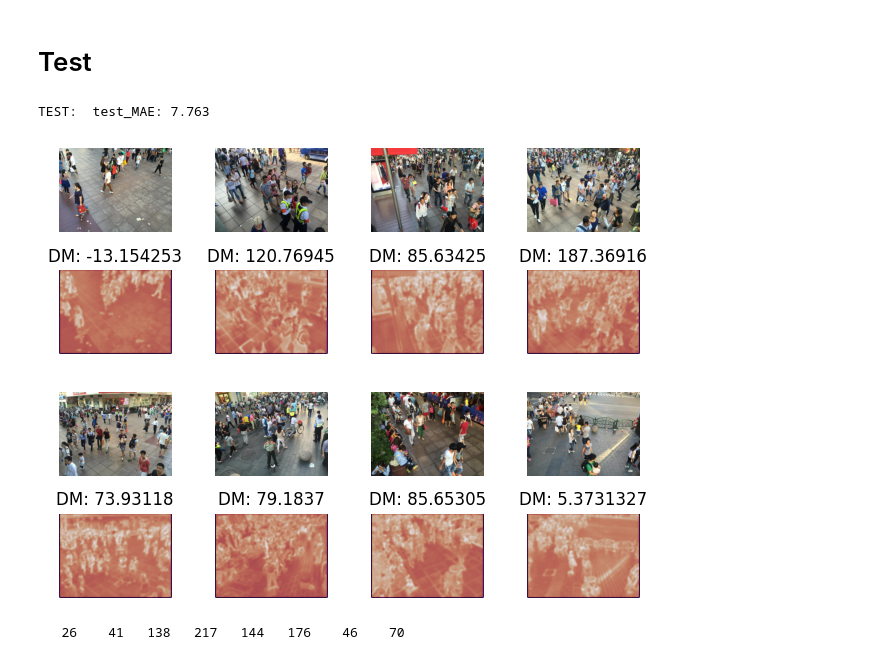
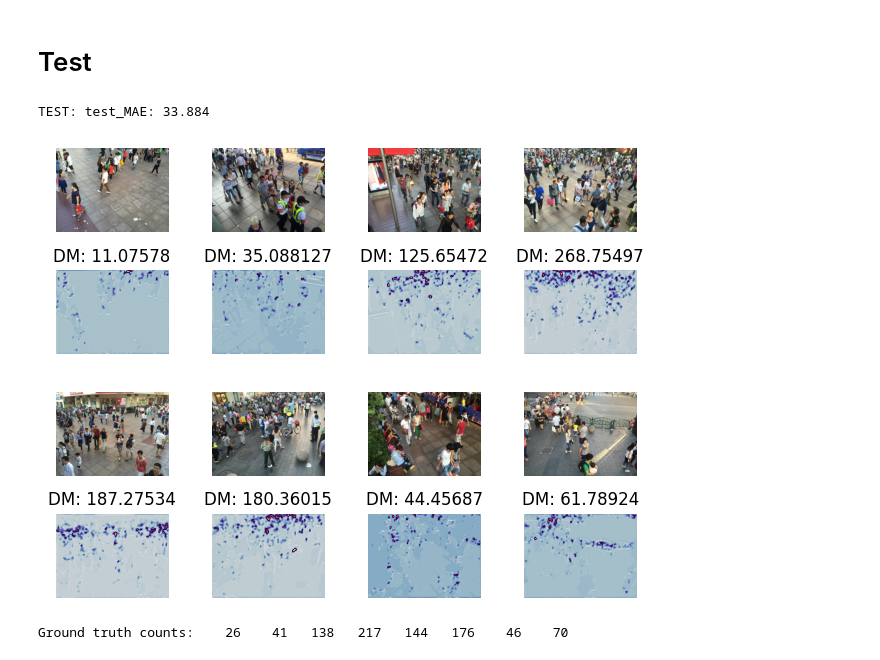
Before and after one commit to dihnhuunam/Crowd-Tracking, a Jupyter notebook: src/main.ipynb, the cells around one changed output. Cells and saved outputs as stored; diff of their text form; code cells hidden in the pictures.

```diff
--- a/src/main.ipynb
+++ b/src/main.ipynb
@@ -369,39 +370,50 @@ plt.show()
 # %% [markdown]
 # Test
 # %%
+# Load the best model
 best_model = MC_CNN().to(device)
 best_model.load_state_dict(torch.load('./crowd_counting.pth'))
 criterion = nn.L1Loss()
 
+# Initialize test loss accumulator
 test_loss_acc = 0.0
+
+# Evaluation mode
+best_model.eval()
 with torch.inference_mode():
     for batch_img, batch_dmap, batch_gts in test_loader:
+        # Move data to device
         batch_img, batch_dmap, batch_gts = batch_img.to(device), batch_dmap.to(device), batch_gts.to(device)
 
+        # Predict and compute loss
         logits = best_model(batch_img)
-        loss = criterion(torch.squeeze(logits.sum(dim=(2,3))), batch_gts)
+        loss = criterion(torch.squeeze(logits.sum(dim=(2, 3))), batch_gts)
 
-        # Keep running statistics
-        test_loss_acc += loss.item()
+        # Accumulate test loss with batch size
+        test_loss_acc += loss.item() * batch_img.size(0)
 
+# Calculate the final average test MAE
+test_mae = test_loss_acc / len(test_loader.dataset)
 
 # Print results
-print('TEST:  test_MAE: {:.3f}'.format(test_loss_acc / len(test_loader.dataset)))
+print(f'TEST: test_MAE: {test_mae:.3f}')
 # %% [output]
-TEST:  test_MAE: 7.763
+TEST: test_MAE: 33.884
 # %%
-# Get some random validation images
+# Retrieve a batch of images from the test_loader
 dataiter = iter(test_loader)
-ex_images, _, ex_gts  = next(dataiter)
+ex_images, _, ex_gts = next(dataiter)
 
+# Generate predictions
+ex_images = ex_images.to(device)
+pred_dms = best_model(ex_images).cpu()  # Move predictions back to CPU for plotting
 
-# Show images and density map
+# Show images and density maps
+plot_corresponding_pairs(ex_images.cpu(), pred_dms, 'twilight')
 
-pred_dms = best_model(ex_images.to(device))
-plot_corresponding_pairs(ex_images.cpu(), pred_dms.cpu(), 'twilight')
-
-# Print labels
-print(' '.join('%5s' % ex_gts[j].item() for j in range(batch_size)))
+# Print labels for the ground truth counts
+batch_size = ex_images.size(0)
+print('Ground truth counts:', ' '.join(f'{ex_gts[j].item():5}' for j in range(batch_size)))
 # %% [output]
-[figure, old version]
+[figure, new version]
-   26    41   138   217   144   176    46    70
+Ground truth counts:    26    41   138   217   144   176    46    70
```
Also changed, not shown: parts of 5 cells of this notebook, 2 other files.
